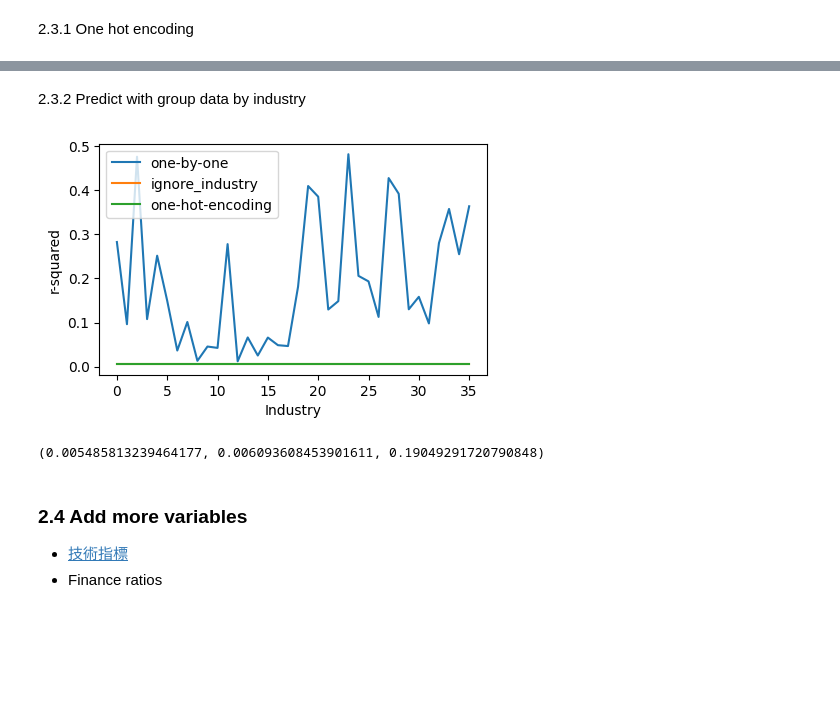
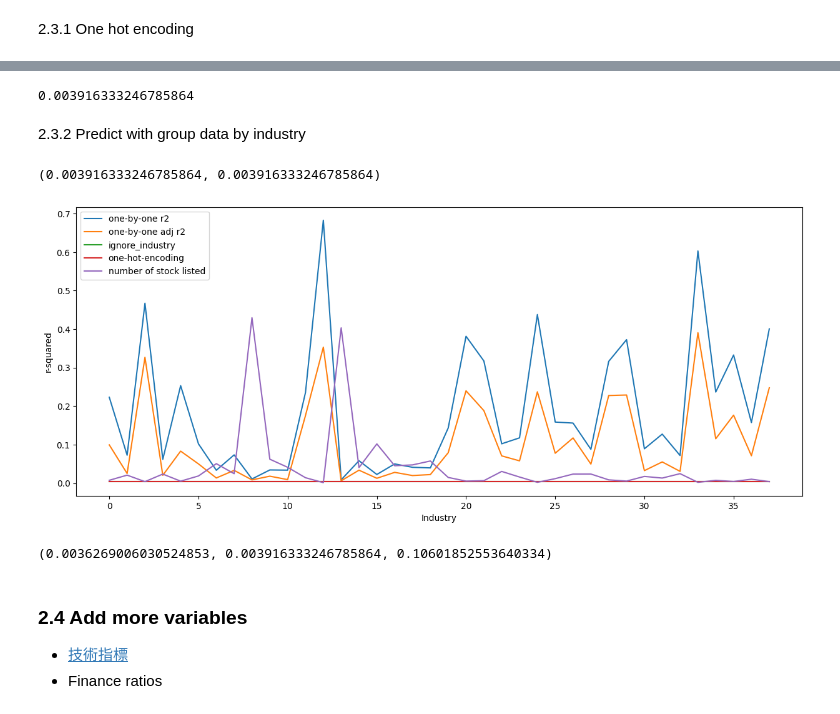
Before and after one commit to KJJHHH/Build-Portfolio, a Jupyter notebook: TEJ_portfolio/TEJ_Reg_Analysis.ipynb, the cells around one changed output, grey strips where cells are left out. Cells and saved outputs as stored; diff of their text form; code cells hidden in the pictures; blank space fills up the shorter version.

```diff
--- a/TEJ_portfolio/TEJ_Reg_Analysis.ipynb
+++ b/TEJ_portfolio/TEJ_Reg_Analysis.ipynb
@@ -501,36 +493,61 @@ linear_reg.rsquared
+# %%
+# one hot
+data_week_return = data_week_backup.copy()
+data_week_return = one_hot_encode(data_week_return, "Industry_Eng")
+X, y = split_X_y(data_week_return)
+n = len(y)
+k = X.shape[1] - 1 # Exclude the constant term
+
+linear_reg = fit_linear(X, y)
+linear_reg.summary()
+r2_onehotencoding = linear_reg.rsquared
+adj_r2_onehotencoding = linear_reg.rsquared_adj
+adj_r2_onehotencoding
+# %% [output]
+0.003916333246785864
 # %% [markdown]
 2.3.2 Predict with group data by industry
 # %%
 def r_squared_by_distinct_industry(data_week_return):
     r_2 = []
+    adj_r_2 = []
+    num_coid = []
     for industry in data_week_return["Industry_Eng"].unique():
         data_1_industry = data_week_return[data_week_return["Industry_Eng"] == industry]
         X, y = split_X_y(data_1_industry)
         linear_reg = fit_linear(X, y)
 
-        linear_reg.summary()
-        if X.shape[0] > X.shape[1]:
+        n = len(y)
+        k = X.shape[1] - 1 # Exclude the constant term
+        if n > k:
+            adjusted_r_squared = linear_reg.rsquared_adj
             r_2.append(linear_reg.rsquared)
+            adj_r_2.append(adjusted_r_squared)
+            num_coid.append(X.shape[0])
 
-    return r_2
+    return r_2, adj_r_2, num_coid
+# %%
+data_week_return = data_week_backup.copy()
+r_2, adj_r_2, num_coid = r_squared_by_distinct_industry(data_week_return)
+# %%
+adj_r2_ignore_industry, adj_r2_onehotencoding
+# %% [output]
+(0.003916333246785864, 0.003916333246785864)
 # %%
-data_week_return = data_week_backup.copy()
-r_2 = r_squared_by_distinct_industry(data_week_return)
-
-min(r_2)
-max(r_2)
-plt.figure(figsize=(5, 3))
-plt.plot(r_2, label = "one-by-one")
-plt.plot([r2_ignore_industry]*len(r_2), label = "ignore_industry")
-plt.plot([r2_onehotencoding]*len(r_2), label = "one-hot-encoding")
+plt.figure(figsize=(15, 6))
+plt.plot(r_2, label = "one-by-one r2")
+plt.plot(adj_r_2, label = "one-by-one adj r2")
+plt.plot([adj_r2_ignore_industry]*len(r_2), label = "ignore_industry")
+plt.plot([adj_r2_onehotencoding]*len(r_2), label = "one-hot-encoding")
+plt.plot([i/120000 for i in num_coid], label = "number of stock listed")
 plt.xlabel("Industry")
 plt.ylabel("r-squared")
 plt.legend()
 plt.show()
-r2_ignore_industry, r2_onehotencoding, np.mean(r_2)
+adj_r2_ignore_industry, adj_r2_onehotencoding, np.mean(adj_r_2)
 # %% [output]
-[figure, old version]
+[figure, new version]
-(0.005485813239464177, 0.006093608453901611, 0.19049291720790848)
+(0.0036269006030524853, 0.003916333246785864, 0.10601852553640334)
 # %% [markdown]
 ### 2.4 Add more variables
 - [技術指標](https://www.ig.com/cn/trading-strategies/10-trading-indicators-every-trader-should-know-221027)
```
Also changed, not shown: parts of 29 cells of this notebook, 25 other files.
